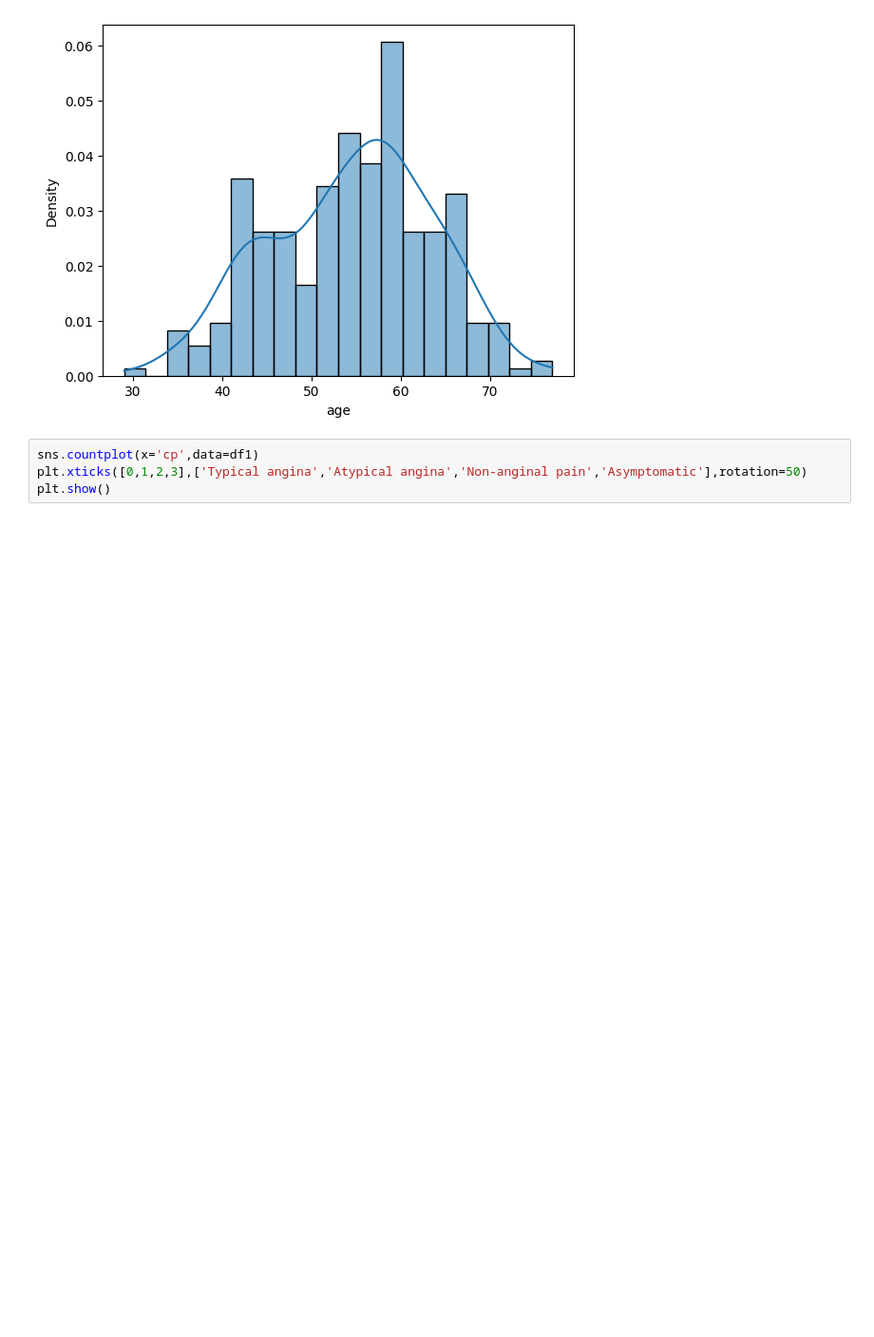
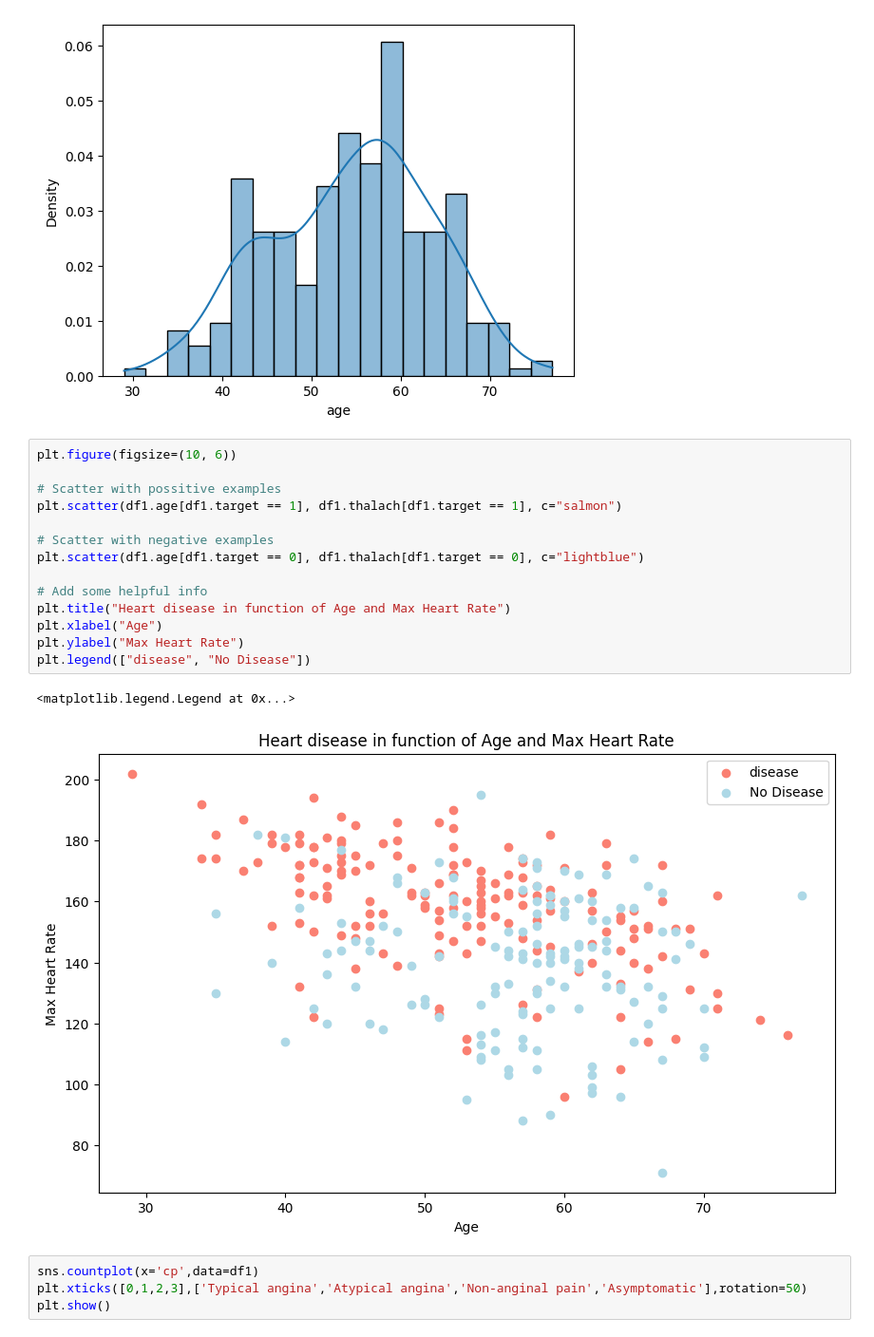
Before and after one commit to yash66gupta/Heart-disease-analysis, a Jupyter notebook: Heart_disease_data_analysis.ipynb, the cells around one changed output. Shown: that part at 95% size. Saved outputs shown, nothing was run; the diff lists cells and outputs as text; blank space fills up the shorter version.

```diff
--- a/Heart_disease_data_analysis.ipynb
+++ b/Heart_disease_data_analysis.ipynb
@@ -165,6 +228,23 @@ sns.histplot(df1["age"], kde=True, stat="density",bins=20)
 plt.show()
 # %% [output]
 [figure]
+# %%
+plt.figure(figsize=(10, 6))
+
+# Scatter with possitive examples
+plt.scatter(df1.age[df1.target == 1], df1.thalach[df1.target == 1], c="salmon")
+
+# Scatter with negative examples
+plt.scatter(df1.age[df1.target == 0], df1.thalach[df1.target == 0], c="lightblue")
+
+# Add some helpful info
+plt.title("Heart disease in function of Age and Max Heart Rate")
+plt.xlabel("Age")
+plt.ylabel("Max Heart Rate")
+plt.legend(["disease", "No Disease"])
+# %% [output]
+<matplotlib.legend.Legend at 0x...>
+[figure, added]
 # %%
 sns.countplot(x='cp',data=df1)
 plt.xticks([0,1,2,3],['Typical angina','Atypical angina','Non-anginal pain','Asymptomatic'],rotation=50)
```
Also changed, not shown: parts of 1 cell of this notebook.
